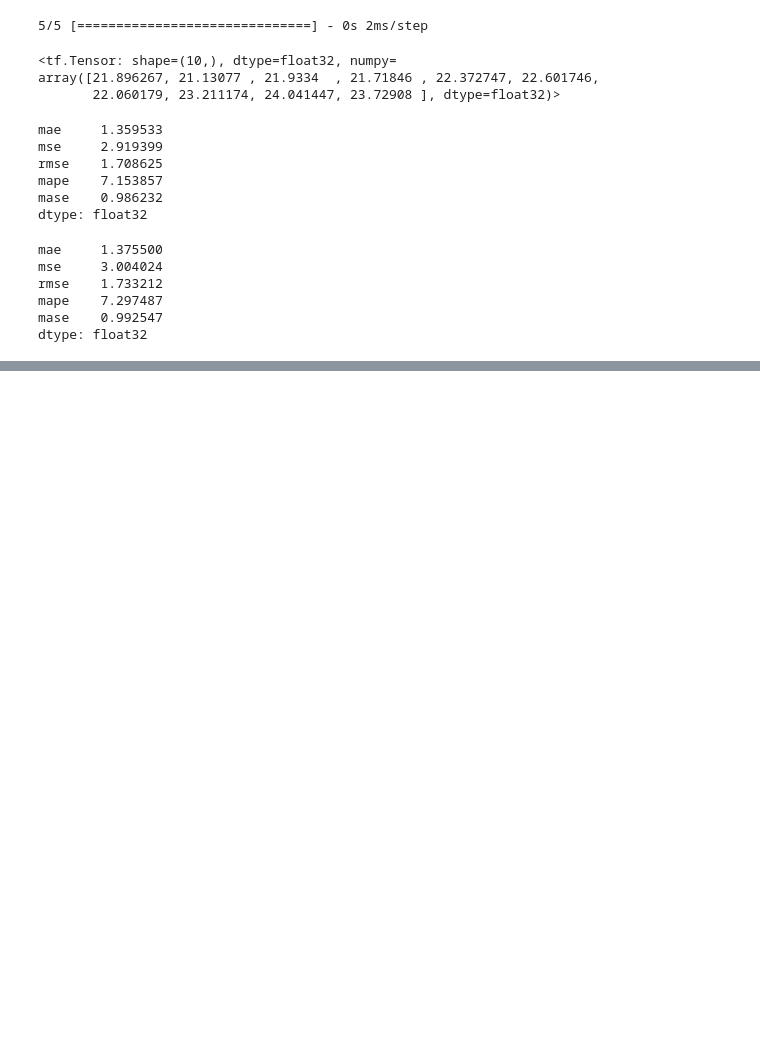
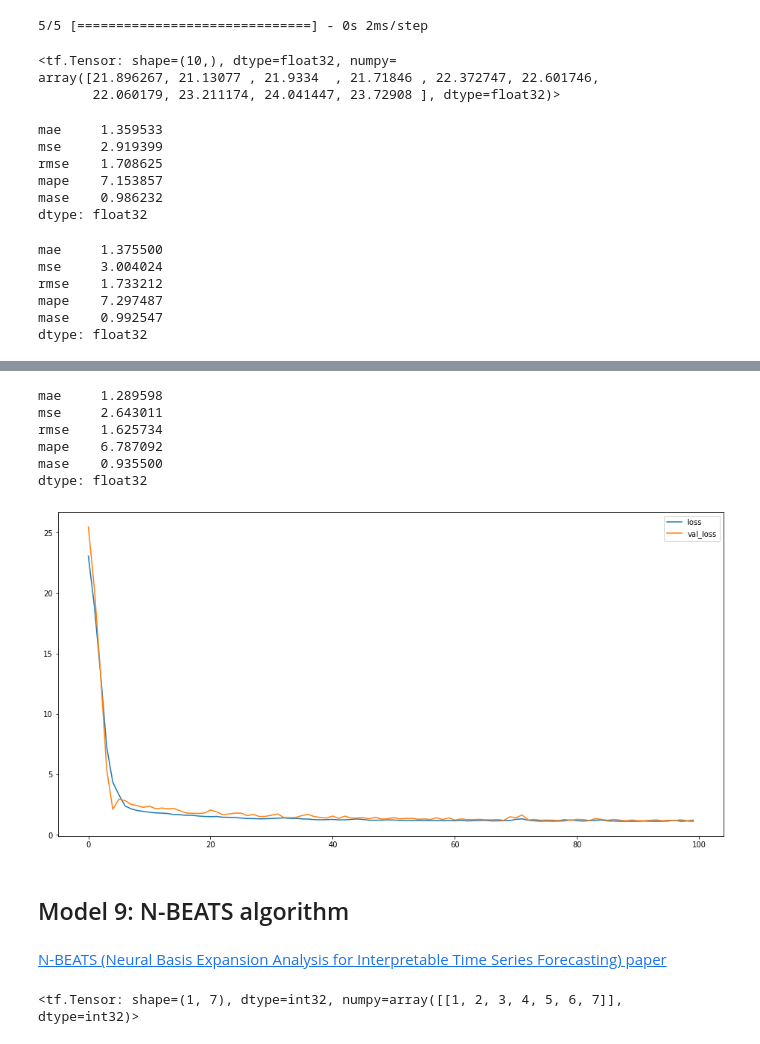
Before and after one commit to alexandre-pinon/voltron, a Jupyter notebook: src/ai/bootstrap.ipynb, the cells around one changed output, grey strips where cells are left out. Saved outputs shown, nothing was run; the diff lists cells and outputs as text; code cells hidden in the pictures; blank space fills up the shorter version.

```diff
--- a/src/ai/bootstrap.ipynb
+++ b/src/ai/bootstrap.ipynb
@@ -1314,0 +1343,6 @@ dtype: float32
+# %%
+pd.DataFrame(history.history).plot(figsize=(16,8))
+model_8_preds = tf.squeeze(model_8.predict(X_test))
+model_8_results = evaluate_preds(y_true=y_test, y_pred=model_8_preds)
+pd.Series(model_8_results)
+# %% [output]
@@ -1314,0 +1350,11 @@ dtype: float32
+mae     1.289598
+mse     2.643011
+rmse    1.625734
+mape    6.787092
+mase    0.935500
+dtype: float32
+[figure, added]
+# %% [markdown]
+## Model 9: N-BEATS algorithm
+# %% [markdown]
+[N-BEATS (Neural Basis Expansion Analysis for Interpretable Time Series Forecasting) paper](https://arxiv.org/pdf/1905.10437.pdf)
@@ -1314,0 +1402,8 @@ dtype: float32
+# %%
+# Create dummy inputs (have to be same size as input_size)
+dummy_inputs = tf.expand_dims(
+    tf.range(WINDOW_SIZE) + 1, axis=0
+)  # input shape to the model has to reflect Dense layer input requirements (ndim=2)
+dummy_inputs
+# %% [output]
+<tf.Tensor: shape=(1, 7), dtype=int32, numpy=array([[1, 2, 3, 4, 5, 6, 7]], dtype=int32)>
```
Also changed, not shown: parts of 11 cells of this notebook, 4 other files.
